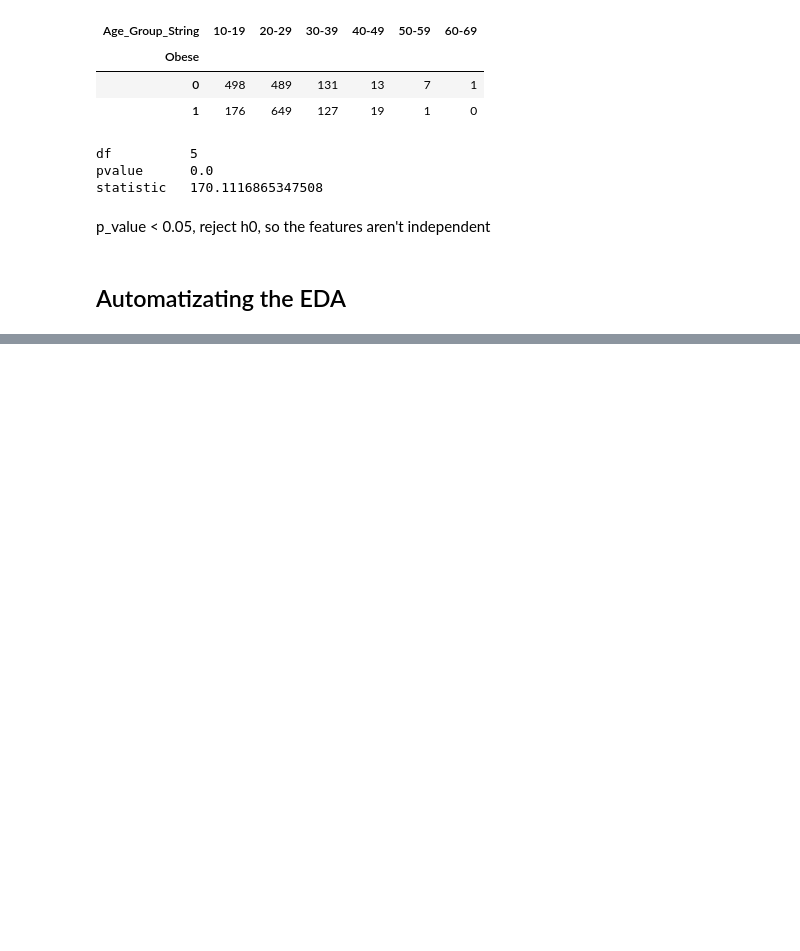
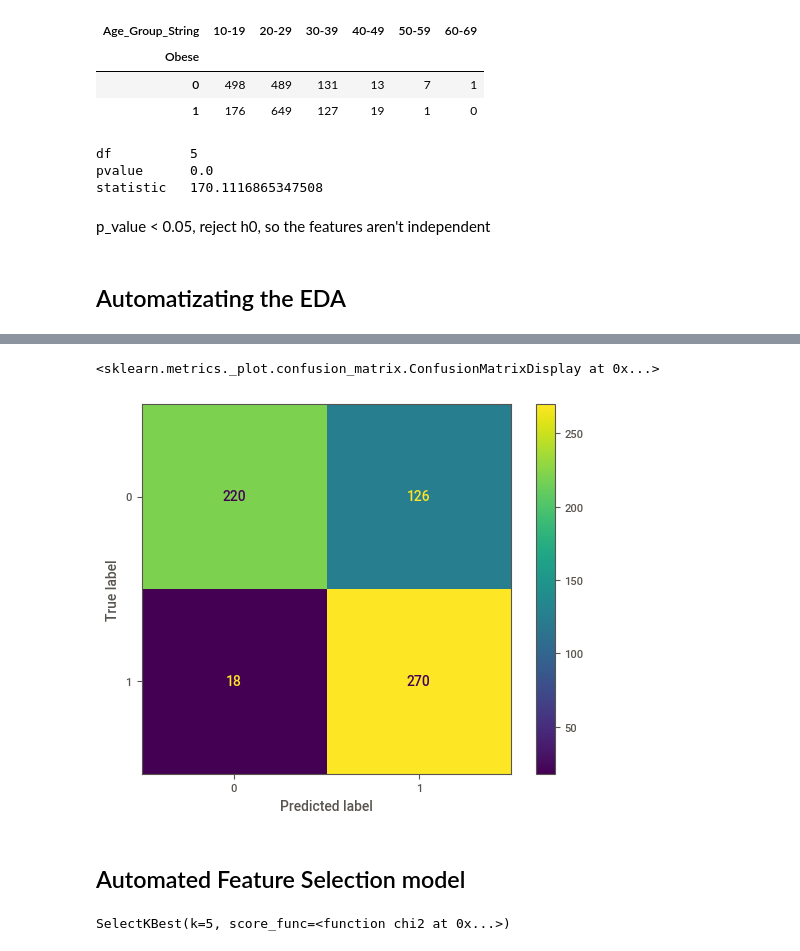
Before and after one commit to Reifhel/ml_models_practice, a Jupyter notebook: 05. Naive Bayes Classifier/Predict obesity/obesity_model.ipynb, the cells around one changed output, grey strips where cells are left out. Saved outputs shown, nothing was run; the diff lists cells and outputs as text; code cells hidden in the pictures; blank space fills up the shorter version.

Commit message:
Feat: Models Training - Baseline & Kbest

```diff
--- a/05. Naive Bayes Classifier/Predict obesity/obesity_model.ipynb
+++ b/05. Naive Bayes Classifier/Predict obesity/obesity_model.ipynb
@@ -147,0 +152,9 @@ sv_obesity_report.show_notebook()
+# %%
+# Split train and test
+X = df_obesity.drop(columns=["Age", "Age_Group_String","Obese"])
+y = df_obesity["Obese"]
+
+X_train, X_test, y_train, y_test = train_test_split(X, y, test_size=0.3, random_state=42, shuffle=True)
+# %%
+model_baseline = GaussianNB()
+model_baseline.fit(X_train, y_train)
@@ -147,0 +165,3 @@ sv_obesity_report.show_notebook()
+# %%
+# Predict values from test set
+y_pred = model_baseline.predict(X_test)
@@ -147,0 +186,15 @@ sv_obesity_report.show_notebook()
+# %%
+confusion_matrix_baseline_model = confusion_matrix(y_test, y_pred)
+disp_confusion_matrix = ConfusionMatrixDisplay(confusion_matrix_baseline_model)
+disp_confusion_matrix.plot()
+# %% [output]
+<sklearn.metrics._plot.confusion_matrix.ConfusionMatrixDisplay at 0x...>
+[figure, added]
+# %% [markdown]
+## Automated Feature Selection model
+# %%
+# Select Kbest - Select the K best features based on a test
+kbest = SelectKBest(score_func=chi2, k=5)
+kbest
+# %% [output]
+SelectKBest(k=5, score_func=<function chi2 at 0x...>)
```
Also changed, not shown: parts of 14 cells of this notebook.
